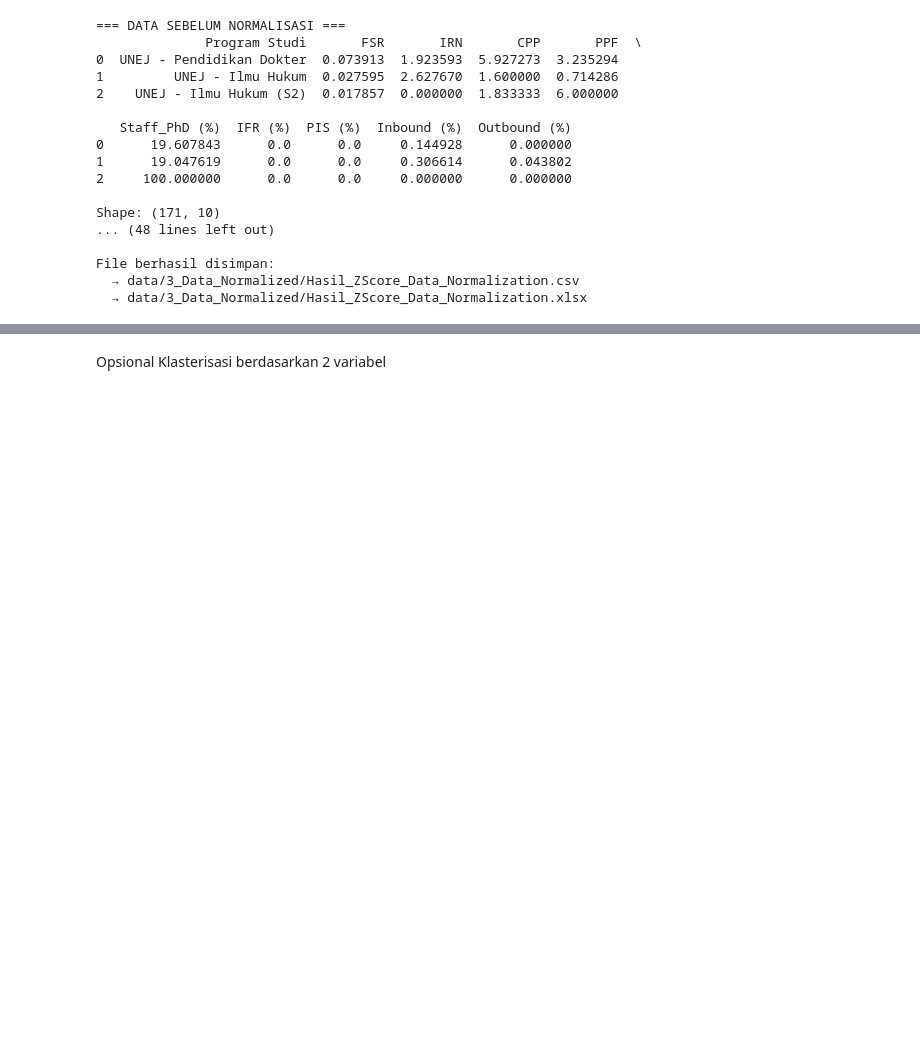
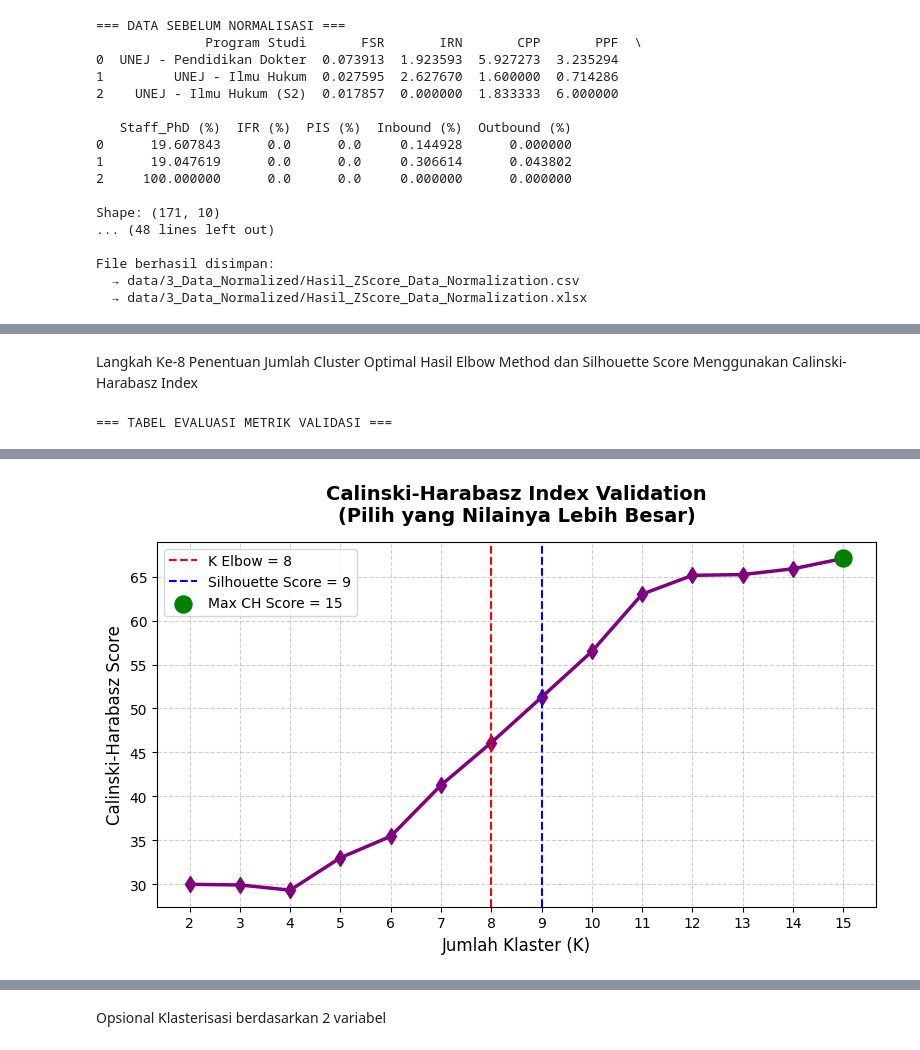
Before and after one commit to SatriaBelva/Skripsi, a Jupyter notebook: Code Real/skripsi.ipynb, the cells around one changed output, grey strips where cells are left out. Saved outputs shown, nothing was run; the diff lists cells and outputs as text; code cells hidden in the pictures; blank space fills up the shorter version.

Commit message:
fix : repair cell output from data clusterization

```diff
--- a/Code Real/skripsi.ipynb
+++ b/Code Real/skripsi.ipynb
@@ -682,0 +410,78 @@ Scatter plot disimpan: data/4_Data_Clusterized/Images/2_Visualisasi_Klasterisasi
+# %% [markdown]
+Langkah Ke-8 Penentuan Jumlah Cluster Optimal Hasil Elbow Method dan Silhouette Score Menggunakan Calinski-Harabasz Index
+# %%
+# ── 1. Hitung Evaluasi Eksternal (Mulai dari K=2) ──
+K_range_eval = list(range(2, max_k + 1))
+sil_scores = []
+ch_scores = []
+cluster_size_dist = {}
+
+for k in K_range_eval:
+    kmeans = KMeans(n_clusters=k, init='k-means++', random_state=42, n_init=10)
+    labels = kmeans.fit_predict(X)
+
+    sil_scores.append(silhouette_score(X, labels))
+    # Menggunakan metrik Calinski-Harabasz
+    ch_scores.append(calinski_harabasz_score(X, labels))
+
+    counts = pd.Series(labels).value_counts().sort_values(ascending=False)
+    cluster_size_dist[k] = counts.tolist()
+
+# ── 2. Penyusunan Tabel Ringkasan Evaluasi Lengkap ──
+eval_data = []
+# Masukkan K=1 secara manual karena K=1 tidak punya nilai Silhouette dan Calinski
+eval_data.append({
+    'K': 1,
+    'WCSS': round(wcss[0], 4),
+    'Silhouette': np.nan,
+    'Calinski': np.nan,
+    'Distribusi_Ukuran': str([N])
+})
+
+for idx, k in enumerate(K_range_eval):
+    sizes = cluster_size_dist[k]
+    eval_data.append({
+        'K': k,
+        'WCSS': round(wcss[k - 1], 4),
+        'Silhouette': round(sil_scores[idx], 4),
+        'Calinski': round(ch_scores[idx], 4),
+        'Distribusi_Ukuran': str(sizes)
+    })
+
+df_evaluasi_k = pd.DataFrame(eval_data)
+
+print("=== TABEL EVALUASI METRIK VALIDASI ===")
+display(df_evaluasi_k)
+
+# ── 3. Dokumentasi File Eksternal ──
+os.makedirs('data/4_Data_Clusterized/1_Klaster_Umum/1_Penentuan_Nilai_K', exist_ok=True)
+# Mengubah nama file output agar sesuai dengan metrik yang digunakan
+df_evaluasi_k.to_excel('data/4_Data_Clusterized/1_Klaster_Umum/1_Penentuan_Nilai_K/Evaluasi_Komprehensif_Calinski.xlsx', index=False)
+
+# ── 4. Visualisasi Single Panel Metrik Validasi (Calinski) ──
+k_opt_ch = K_range_eval[np.argmax(ch_scores)]
+
+plt.figure(figsize=(8, 5))
+
+# Plot Calinski-Harabasz Index
+plt.plot(K_range_eval, ch_scores, 'd-', color='purple', linewidth=2.5, markersize=8)
+
+# Garis acuan rekomendasi Elbow (Asumsi k_opt_elbow sudah ada dari Cell 7)
+plt.axvline(x=k_opt_elbow, color='red', linestyle='--', label=f'K Elbow = {k_opt_elbow}')
+plt.axvline(x=k_opt_sil, color='blue', linestyle='--', label=f'Silhouette Score = {k_opt_sil}')
+
+# Sorotan nilai puncak Calinski
+plt.scatter(k_opt_ch, max(ch_scores), color='green', s=150, zorder=5, label=f'Max CH Score = {k_opt_ch}')
+
+plt.title('Calinski-Harabasz Index Validation\n(Pilih yang Nilainya Lebih Besar)', fontsize=14, fontweight='bold', pad=15)
+plt.xlabel('Jumlah Klaster (K)', fontsize=12)
+plt.ylabel('Calinski-Harabasz Score', fontsize=12)
+plt.legend(fontsize=10)
+plt.grid(True, linestyle='--', alpha=0.6)
+plt.xticks(K_range_eval)
+
+plt.tight_layout()
+plt.savefig('data/4_Data_Clusterized/Images/2_Validasi_Calinski.png', dpi=300, bbox_inches='tight')
+plt.show()
+# %% [output]
+=== TABEL EVALUASI METRIK VALIDASI ===
@@ -682,0 +504 @@ Scatter plot disimpan: data/4_Data_Clusterized/Images/2_Visualisasi_Klasterisasi
+[figure, added]
```
Also changed, not shown: parts of 12 cells of this notebook, 16 other files.
